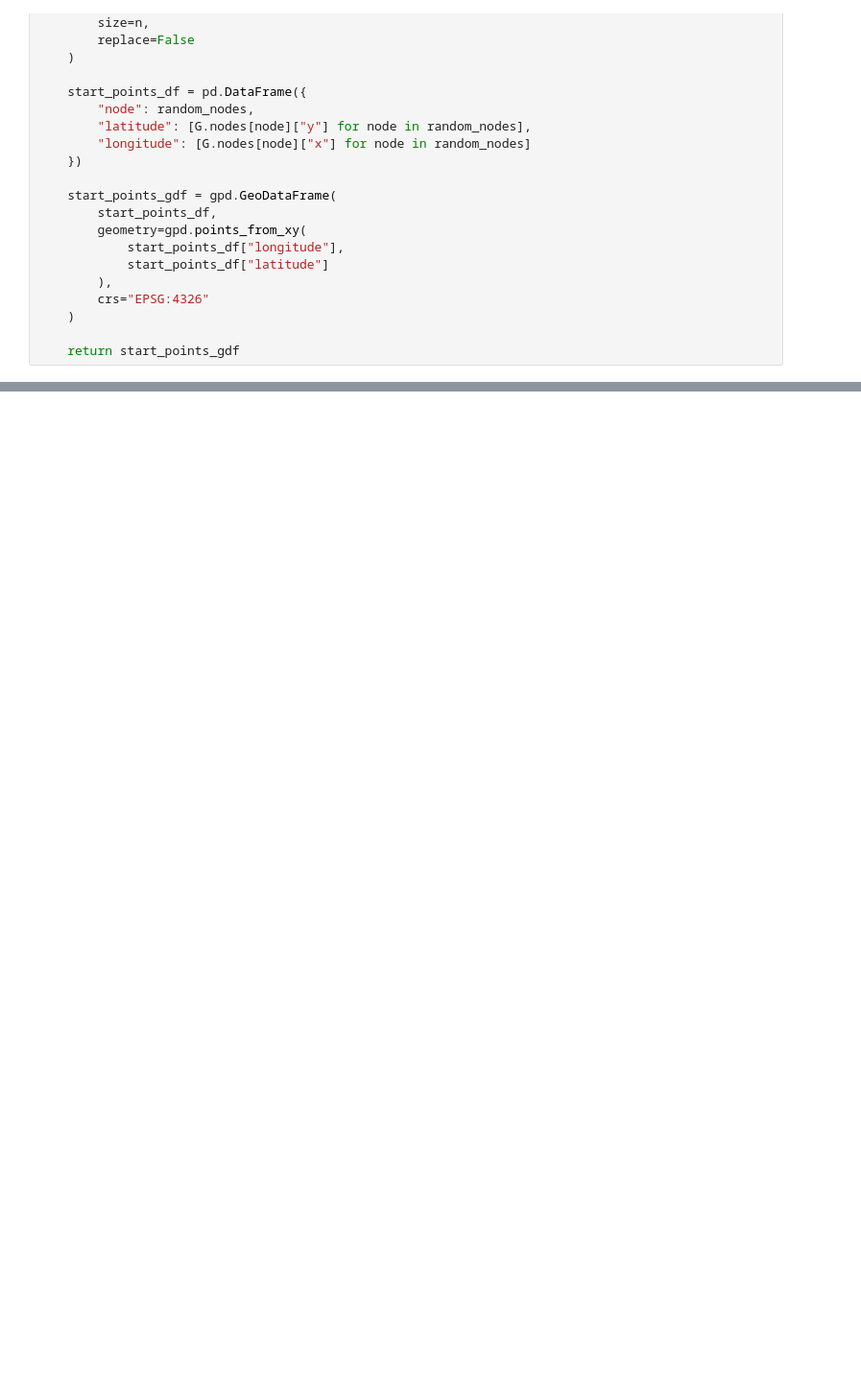
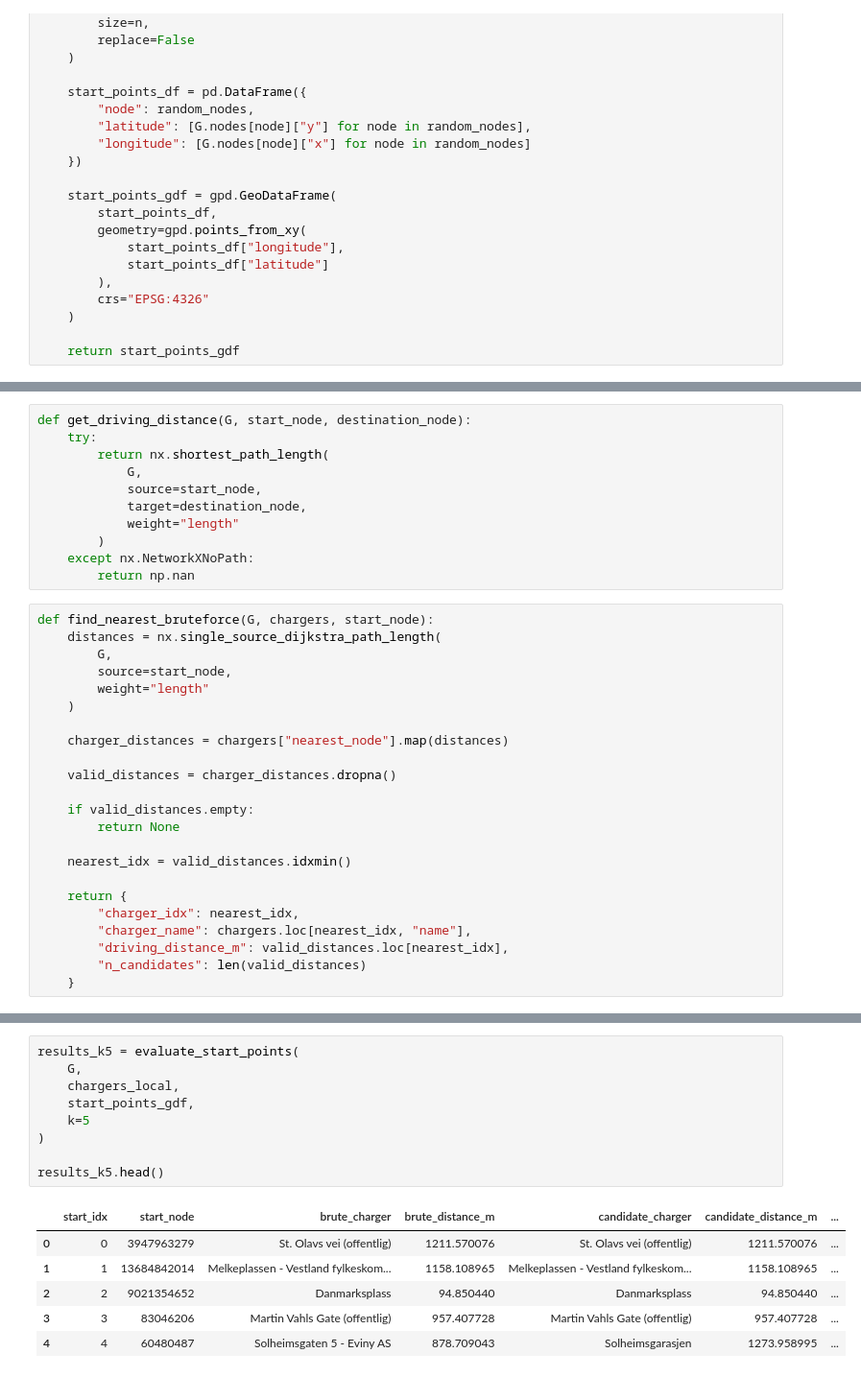
Before and after one commit to hcloenne/nearest-ev-charger, a Jupyter notebook: notebooks/road_network_routing.ipynb, the cells around one changed output, grey strips where cells are left out. Shown at 96% size. Drawn from its saved outputs; the diff is of its cells as text; blank space fills up the shorter version.

```diff
--- a/notebooks/road_network_routing.ipynb
+++ b/notebooks/road_network_routing.ipynb
@@ -778,0 +830,34 @@ plt.show()
+# %%
+def get_driving_distance(G, start_node, destination_node):
+    try:
+        return nx.shortest_path_length(
+            G,
+            source=start_node,
+            target=destination_node,
+            weight="length"
+        )
+    except nx.NetworkXNoPath:
+        return np.nan
+# %%
+def find_nearest_bruteforce(G, chargers, start_node):
+    distances = nx.single_source_dijkstra_path_length(
+        G,
+        source=start_node,
+        weight="length"
+    )
+
+    charger_distances = chargers["nearest_node"].map(distances)
+
+    valid_distances = charger_distances.dropna()
+
+    if valid_distances.empty:
+        return None
+
+    nearest_idx = valid_distances.idxmin()
+
+    return {
+        "charger_idx": nearest_idx,
+        "charger_name": chargers.loc[nearest_idx, "name"],
+        "driving_distance_m": valid_distances.loc[nearest_idx],
+        "n_candidates": len(valid_distances)
+    }
@@ -778,0 +963,16 @@ plt.show()
+# %%
+results_k5 = evaluate_start_points(
+    G,
+    chargers_local,
+    start_points_gdf,
+    k=5
+)
+
+results_k5.head()
+# %% [output]
+|  | start_idx | start_node | brute_charger | brute_distance_m | candidate_charger | candidate_distance_m | ... |
+| 0 | 0 | 3947963279 | St. Olavs vei (offentlig) | 1211.570076 | St. Olavs vei (offentlig) | 1211.570076 | ... |
+| 1 | 1 | 13684842014 | Melkeplassen - Vestland fylkeskom... | 1158.108965 | Melkeplassen - Vestland fylkeskom... | 1158.108965 | ... |
+| 2 | 2 | 9021354652 | Danmarksplass | 94.850440 | Danmarksplass | 94.850440 | ... |
+| 3 | 3 | 83046206 | Martin Vahls Gate (offentlig) | 957.407728 | Martin Vahls Gate (offentlig) | 957.407728 | ... |
+| 4 | 4 | 60480487 | Solheimsgaten 5 - Eviny AS | 878.709043 | Solheimsgarasjen | 1273.958995 | ... |
```
Also changed, not shown: parts of 8 cells of this notebook.
